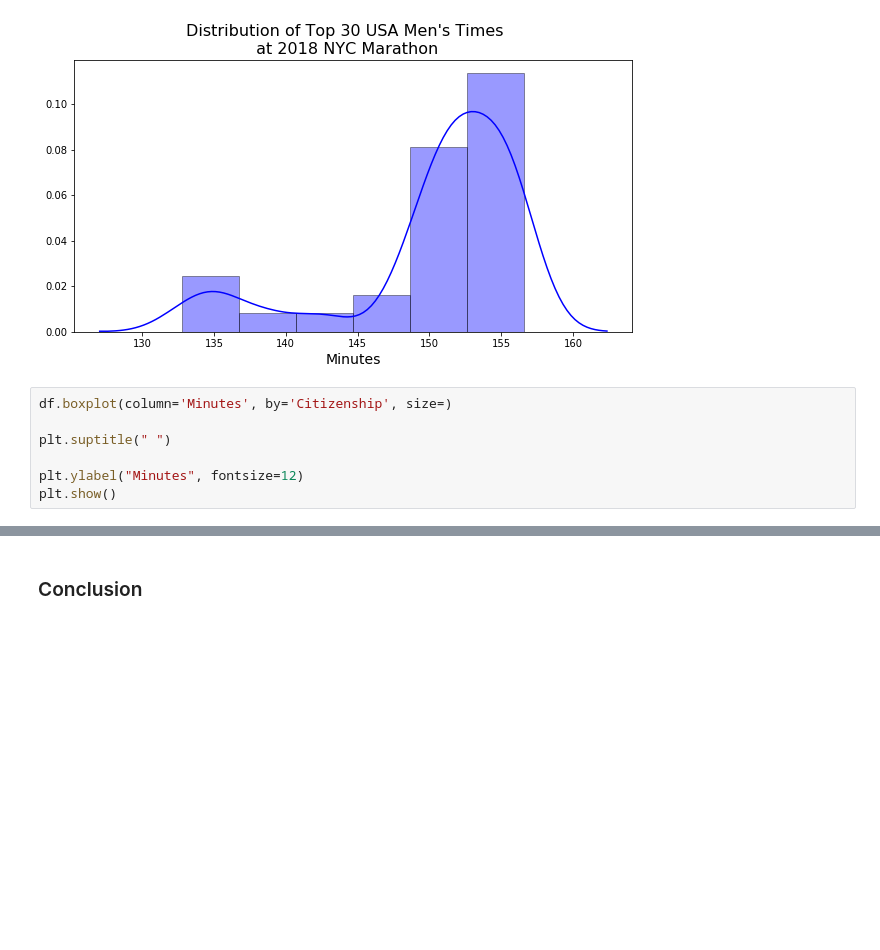
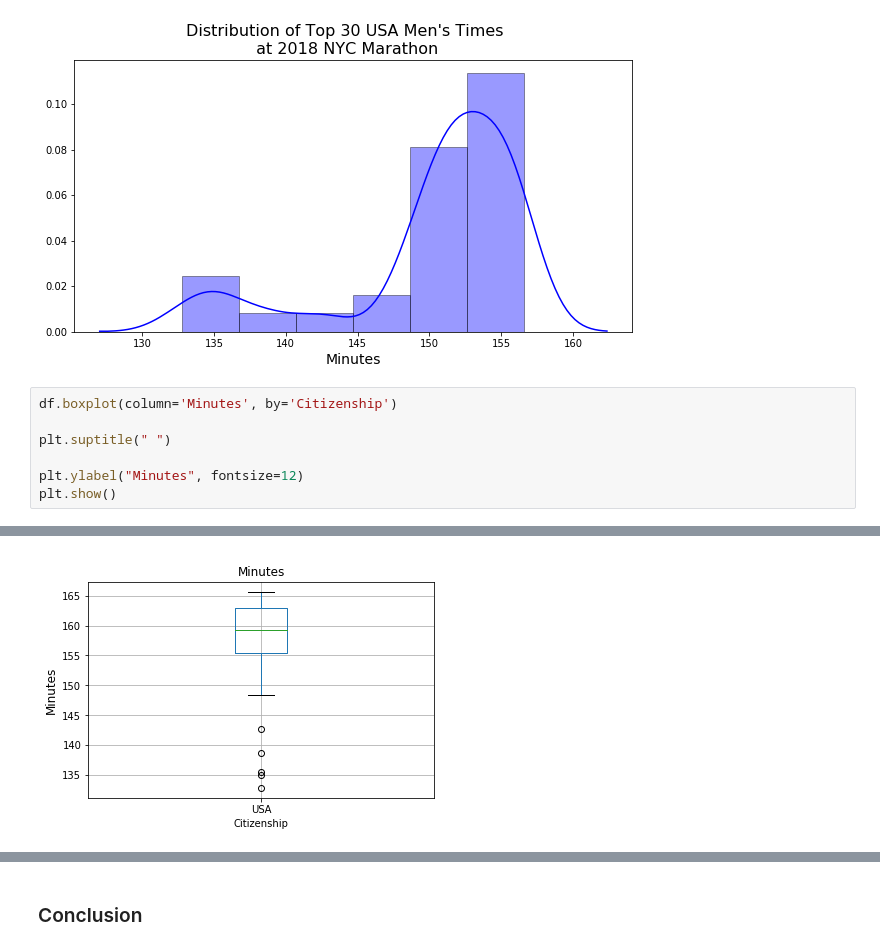
Before and after one commit to adambens/NYC_Marathon_Web_Scraping, a Jupyter notebook: NYC Marathon 2018 - USA Men's Results.ipynb, the cells around one changed output, grey strips where cells are left out. Drawn from its saved outputs; the diff is of its cells as text; blank space fills up the shorter version.

```diff
--- a/NYC Marathon 2018.ipynb
+++ b/NYC Marathon 2018 - USA Men's Results.ipynb
@@ -244,7 +244,7 @@ plt.show()
 # %% [output]
 [figure]
 # %%
-df.boxplot(column='Minutes', by='Citizenship', size=)
+df.boxplot(column='Minutes', by='Citizenship')
 
 plt.suptitle(" ")
 
@@ -255,3 +254,4 @@ SyntaxError: invalid syntax (<ipython-input-24-ee4b02dec657>, line 1)
+[figure, added]
 # %%
 f = plt.figure(figsize=(12,10))
 
```
Also changed, not shown: parts of 3 cells of this notebook, 3 other files.
